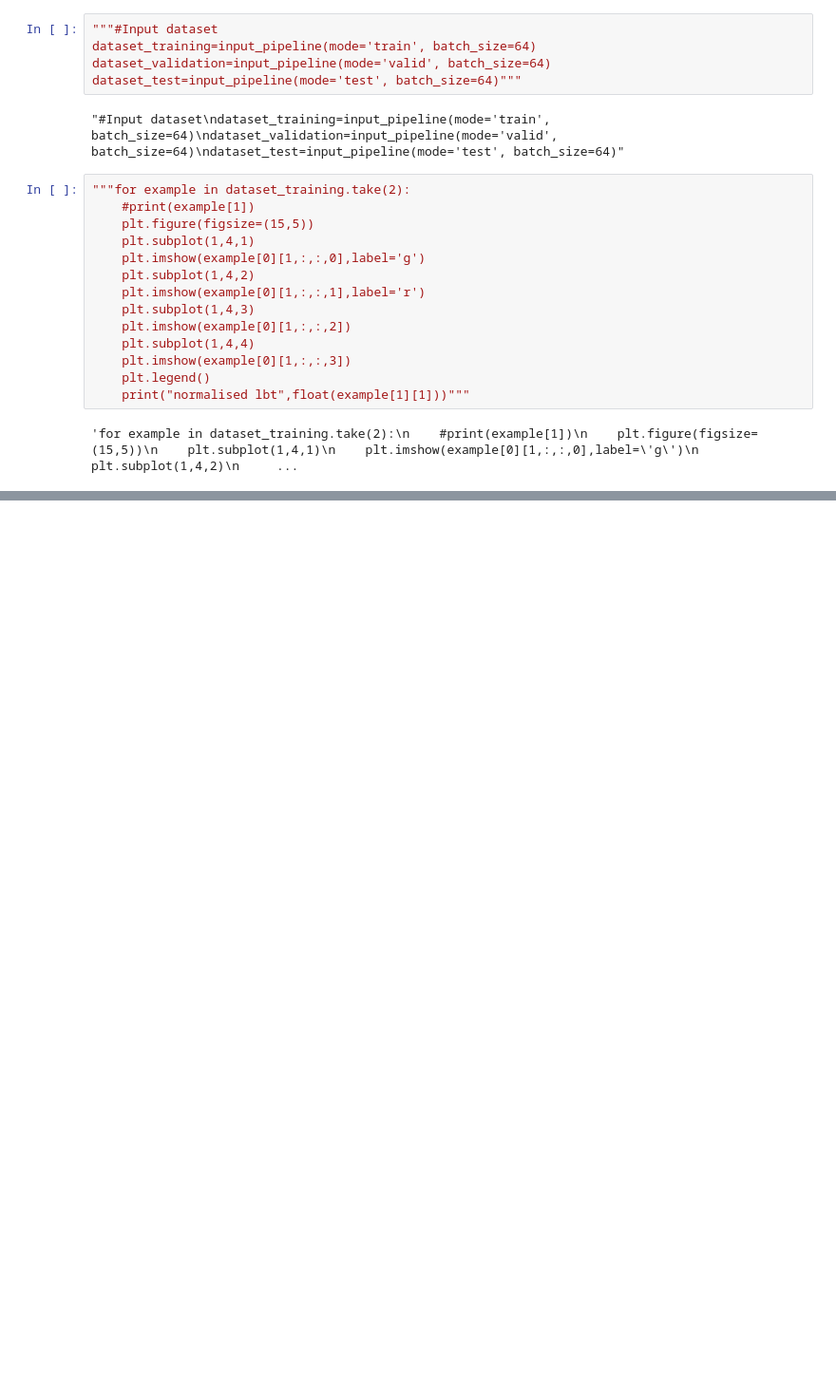
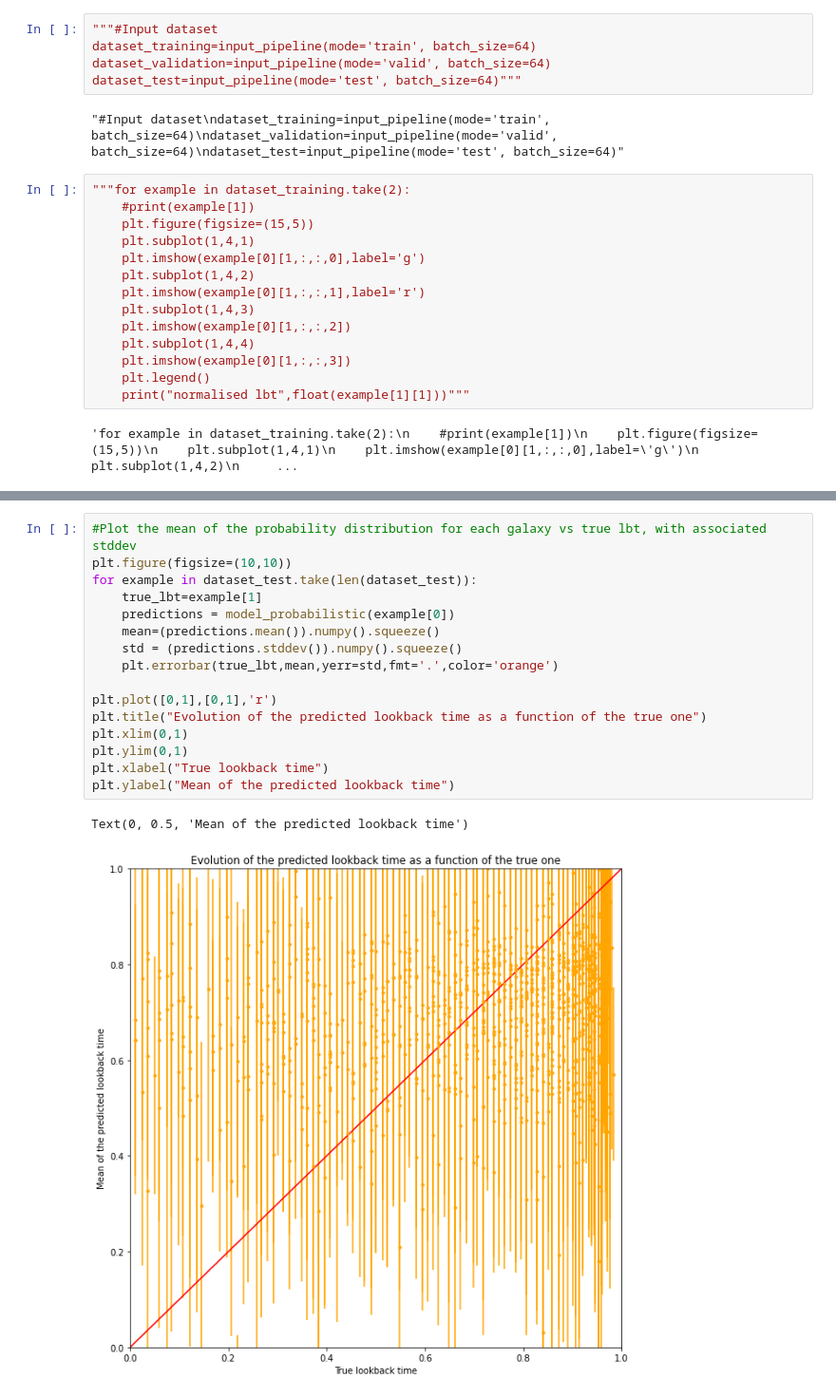
Before and after one commit to EiffL/sfh-inference-hackathon, a Jupyter notebook: notebooks/load_tng100_image_dataset_noiseless.ipynb, the cells around one changed output, grey strips where cells are left out. Shown at 95% size. Cells and saved outputs as stored; diff of their text form; blank space fills up the shorter version.

```diff
--- a/notebooks/load_tng100_image_dataset_noiseless.ipynb
+++ b/notebooks/load_tng100_image_dataset_noiseless.ipynb
@@ -612,0 +597,19 @@ plt.colorbar()"""
+# %%
+#Plot the mean of the probability distribution for each galaxy vs true lbt, with associated stddev
+plt.figure(figsize=(10,10))
+for example in dataset_test.take(len(dataset_test)):
+    true_lbt=example[1]
+    predictions = model_probabilistic(example[0])
+    mean=(predictions.mean()).numpy().squeeze()
+    std = (predictions.stddev()).numpy().squeeze()
+    plt.errorbar(true_lbt,mean,yerr=std,fmt='.',color='orange')
+
+plt.plot([0,1],[0,1],'r')
+plt.title("Evolution of the predicted lookback time as a function of the true one")
+plt.xlim(0,1)
+plt.ylim(0,1)
+plt.xlabel("True lookback time")
+plt.ylabel("Mean of the predicted lookback time")
+# %% [output]
+Text(0, 0.5, 'Mean of the predicted lookback time')
+[figure, added]
```
Also changed, not shown: parts of 21 cells of this notebook.
